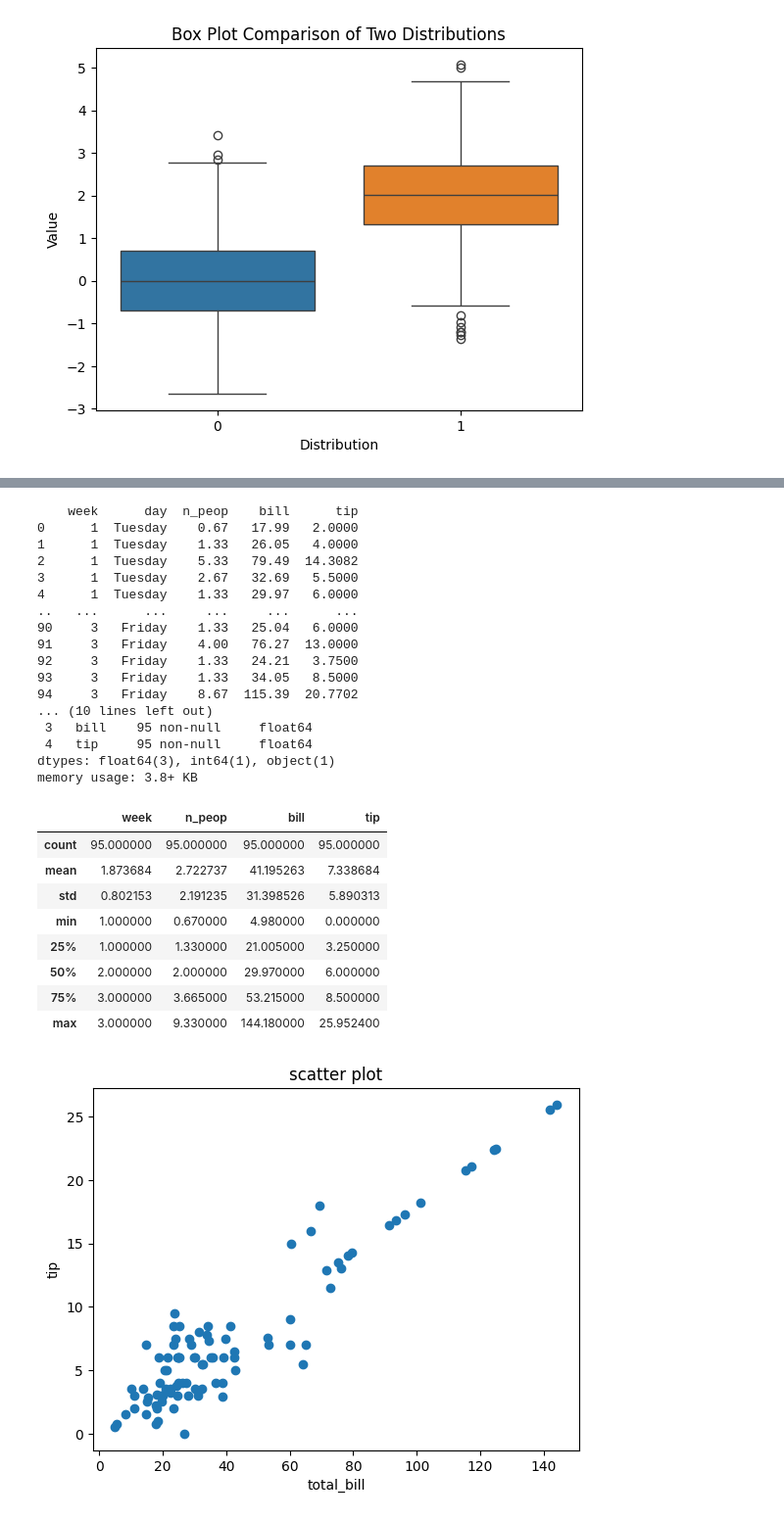
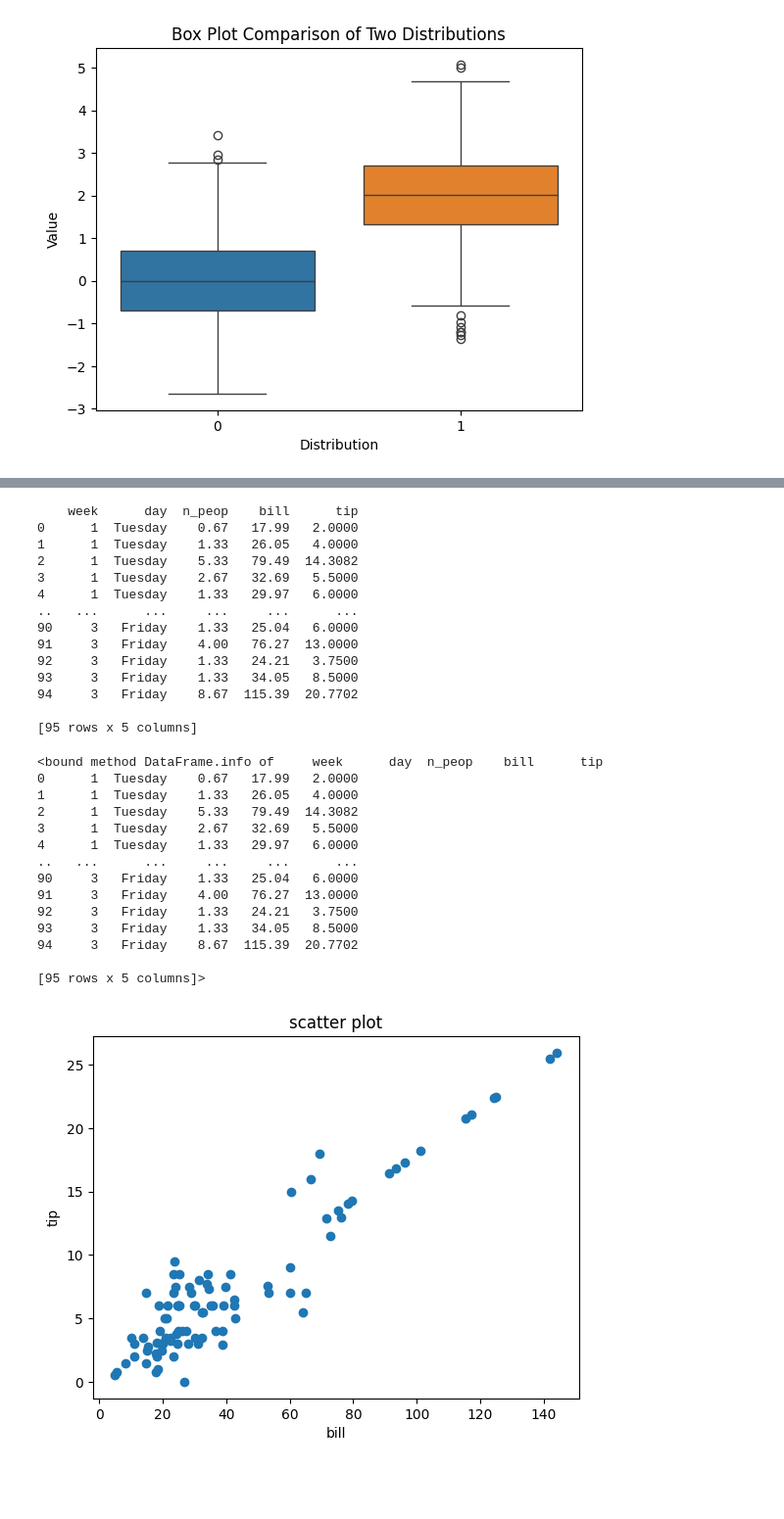
Before and after one commit to Siddappa217/git-2, a Jupyter notebook: Siddapa.ipynb, the cells around one changed output, grey strips where cells are left out. Shown at 98% size. Drawn from its saved outputs; the diff is of its cells as text; code cells hidden in the pictures; blank space fills up the shorter version.

```diff
--- a/Siddapa.ipynb
+++ b/Siddapa.ipynb
@@ -650,11 +654,11 @@ memory usage: 6.0+ KB
 # %%
 import pandas as pd
-df=pd.read_csv("/content/tips.csv")
+df=pd.read_csv("/content/tips (2).csv")
 print(df)
-df.head()
-df.tail()
-df.info()
-df.describe()
+df.head
+df.tail
+df.describe
+df.info
 # %% [output]
     week      day  n_peop    bill      tip
 0      1  Tuesday    0.67   17.99   2.0000
@@ -668,28 +672,31 @@ df.describe()
 92     3   Friday    1.33   24.21   3.7500
 93     3   Friday    1.33   34.05   8.5000
 94     3   Friday    8.67  115.39  20.7702
-... (10 lines left out)
- 3   bill    95 non-null     float64
- 4   tip     95 non-null     float64
-dtypes: float64(3), int64(1), object(1)
-memory usage: 3.8+ KB
+
+[95 rows x 5 columns]
-|  | week | n_peop | bill | tip |
-| count | 95.000000 | 95.000000 | 95.000000 | 95.000000 |
-| mean | 1.873684 | 2.722737 | 41.195263 | 7.338684 |
-| std | 0.802153 | 2.191235 | 31.398526 | 5.890313 |
-| min | 1.000000 | 0.670000 | 4.980000 | 0.000000 |
-| 25% | 1.000000 | 1.330000 | 21.005000 | 3.250000 |
-| 50% | 2.000000 | 2.000000 | 29.970000 | 6.000000 |
-| 75% | 3.000000 | 3.665000 | 53.215000 | 8.500000 |
-| max | 3.000000 | 9.330000 | 144.180000 | 25.952400 |
+<bound method DataFrame.info of     week      day  n_peop    bill      tip
+0      1  Tuesday    0.67   17.99   2.0000
+1      1  Tuesday    1.33   26.05   4.0000
+2      1  Tuesday    5.33   79.49  14.3082
+3      1  Tuesday    2.67   32.69   5.5000
+4      1  Tuesday    1.33   29.97   6.0000
+..   ...      ...     ...     ...      ...
+90     3   Friday    1.33   25.04   6.0000
+91     3   Friday    4.00   76.27  13.0000
+92     3   Friday    1.33   24.21   3.7500
+93     3   Friday    1.33   34.05   8.5000
+94     3   Friday    8.67  115.39  20.7702
+
+[95 rows x 5 columns]>
 # %%
 import matplotlib.pyplot as plt
+import pandas as pd
 x=df['bill']
 y=df['tip']
 plt.scatter(x,y)
-plt.xlabel('total_bill')
+plt.xlabel('bill')
 plt.ylabel('tip')
 plt.title('scatter plot')
 plt.show()
 # %% [output]
-[figure, old version]
+[figure, new version]
```
Also changed, not shown: parts of 2 cells of this notebook.
